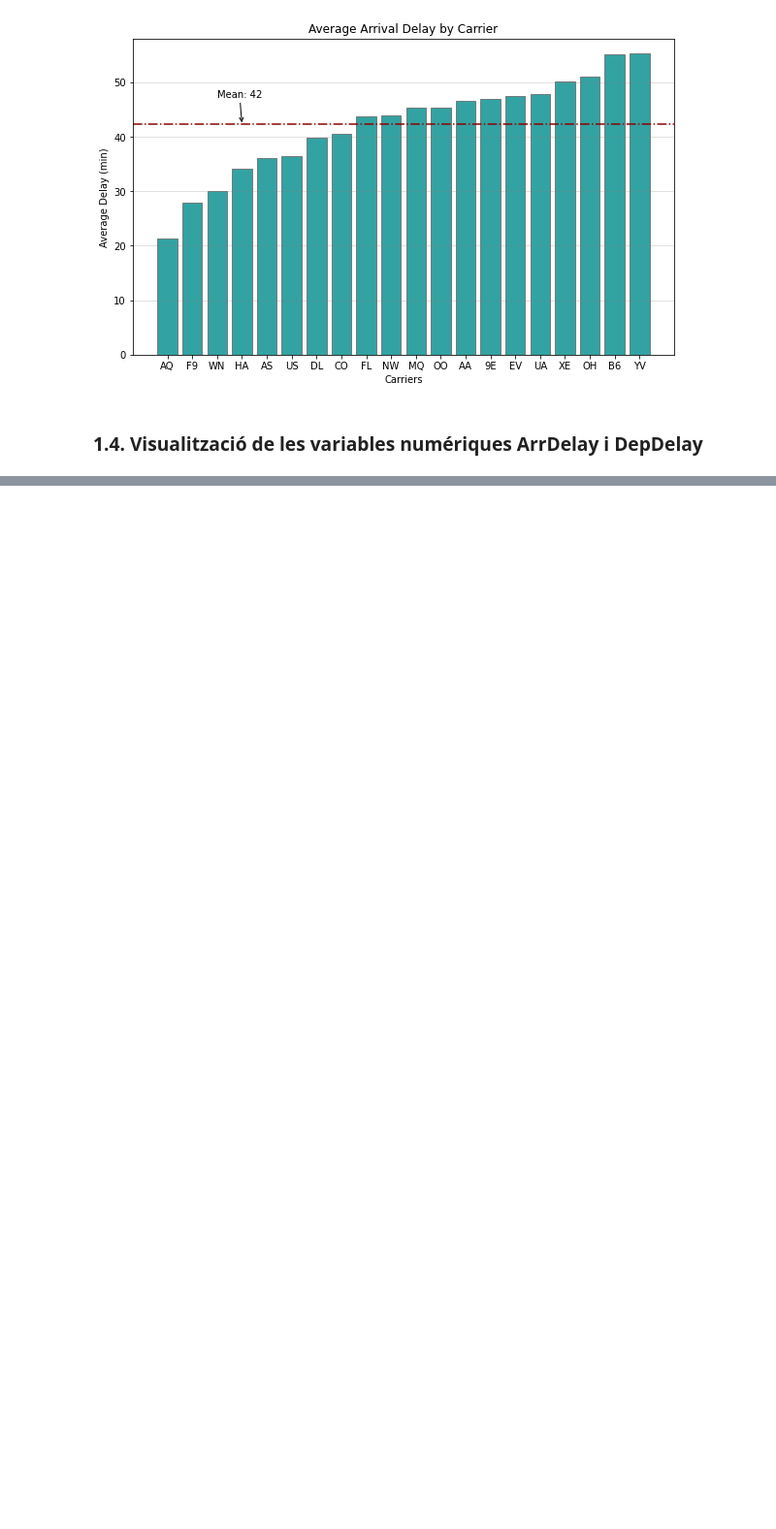
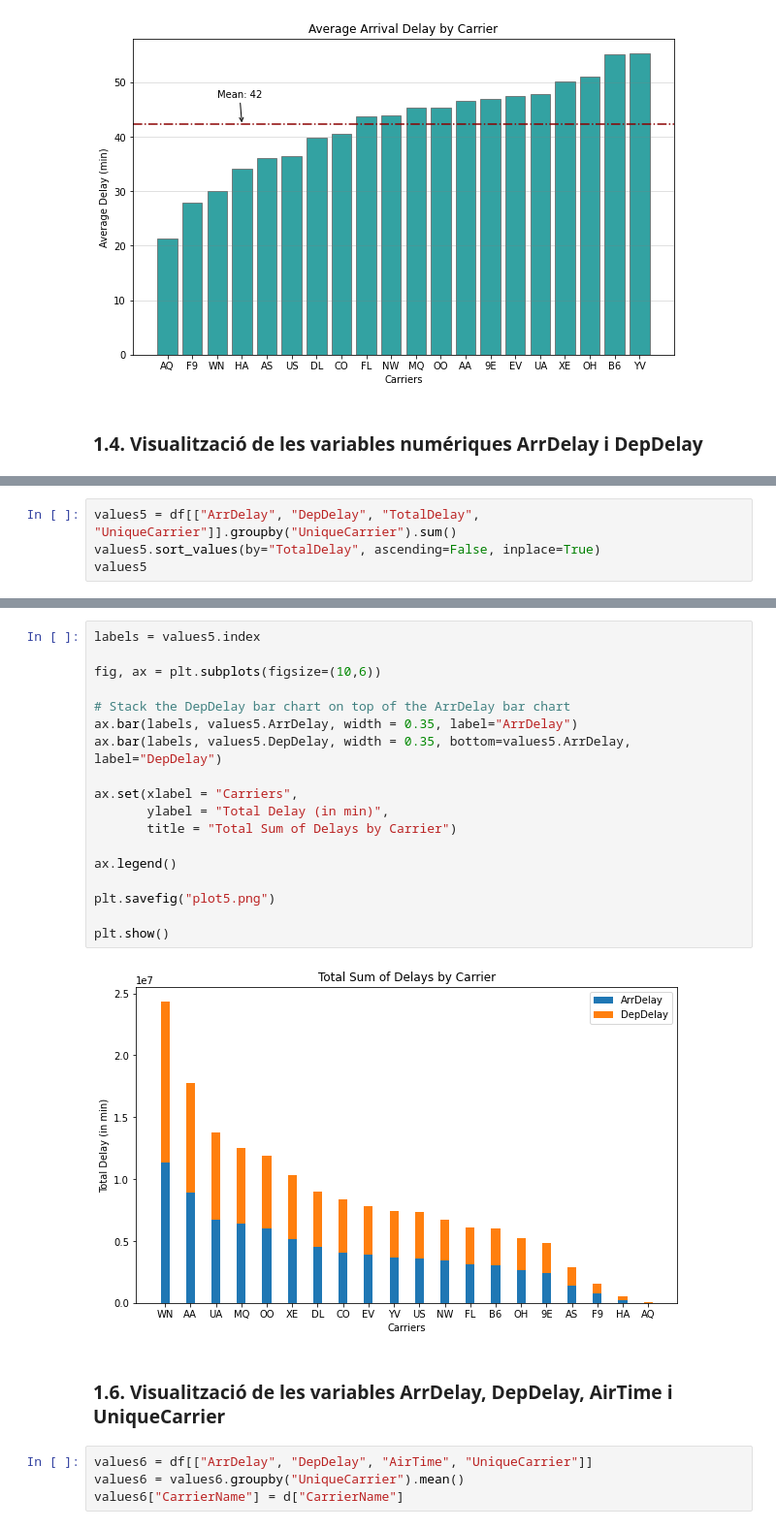
Before and after one commit to abelbg/S04T01-Visualitzacio_Exploratoria, a Jupyter notebook: Tasca 6.ipynb, the cells around one changed output, grey strips where cells are left out. Shown at 97% size. Saved outputs shown, nothing was run; the diff lists cells and outputs as text; blank space fills up the shorter version.

```diff
--- a/Tasca 6.ipynb
+++ b/Tasca 6.ipynb
@@ -281,0 +362,4 @@ plt.show()
+# %%
+values5 = df[["ArrDelay", "DepDelay", "TotalDelay", "UniqueCarrier"]].groupby("UniqueCarrier").sum()
+values5.sort_values(by="TotalDelay", ascending=False, inplace=True)
+values5
@@ -281,0 +385,26 @@ plt.show()
+# %%
+labels = values5.index
+
+fig, ax = plt.subplots(figsize=(10,6))
+
+# Stack the DepDelay bar chart on top of the ArrDelay bar chart
+ax.bar(labels, values5.ArrDelay, width = 0.35, label="ArrDelay")
+ax.bar(labels, values5.DepDelay, width = 0.35, bottom=values5.ArrDelay, label="DepDelay")
+
+ax.set(xlabel = "Carriers",
+       ylabel = "Total Delay (in min)",
+       title = "Total Sum of Delays by Carrier")
+
+ax.legend()
+
+plt.savefig("plot5.png")
+
+plt.show()
+# %% [output]
+[figure, added]
+# %% [markdown]
+### 1.6. Visualització de les variables ArrDelay, DepDelay, AirTime i UniqueCarrier
+# %%
+values6 = df[["ArrDelay", "DepDelay", "AirTime", "UniqueCarrier"]]
+values6 = values6.groupby("UniqueCarrier").mean()
+values6["CarrierName"] = d["CarrierName"]
```
Also changed, not shown: parts of 18 cells of this notebook, 7 other files.
